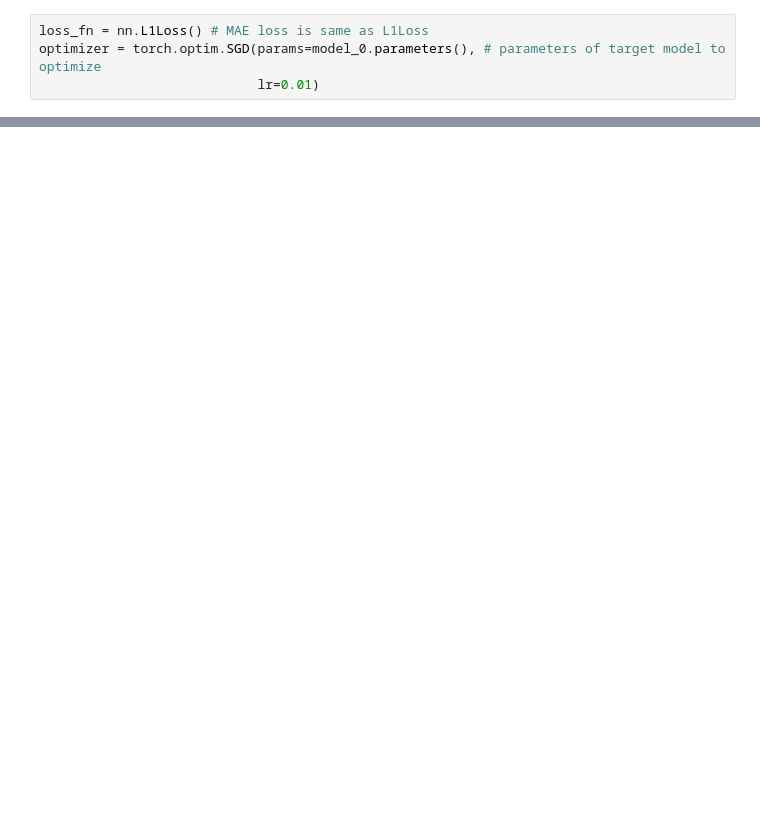
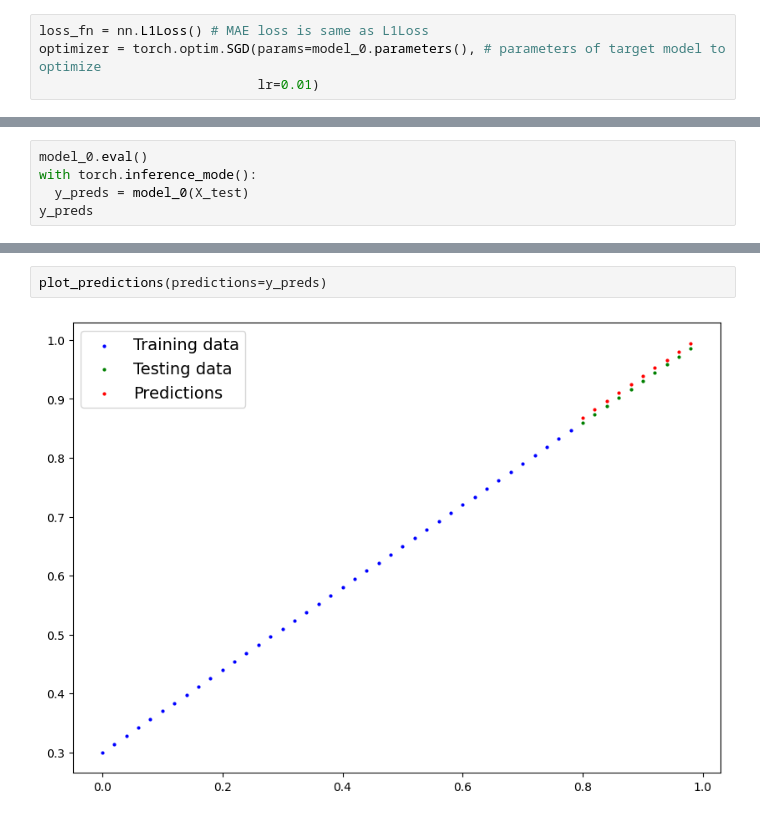
Before and after one commit to JWiseman-git/ml_sandbox, a Jupyter notebook: pytorch_recap.ipynb, the cells around one changed output, grey strips where cells are left out. Cells and saved outputs as stored; diff of their text form; blank space fills up the shorter version.

```diff
--- a/pytorch_recap.ipynb
+++ b/pytorch_recap.ipynb
@@ -389,0 +473,5 @@ optimizer = torch.optim.SGD(params=model_0.parameters(), # parameters of target
+# %%
+model_0.eval()
+with torch.inference_mode():
+  y_preds = model_0(X_test)
+y_preds
@@ -389,0 +489,4 @@ optimizer = torch.optim.SGD(params=model_0.parameters(), # parameters of target
+# %%
+plot_predictions(predictions=y_preds)
+# %% [output]
+[figure, added]
```
Also changed, not shown: parts of 11 cells of this notebook.
